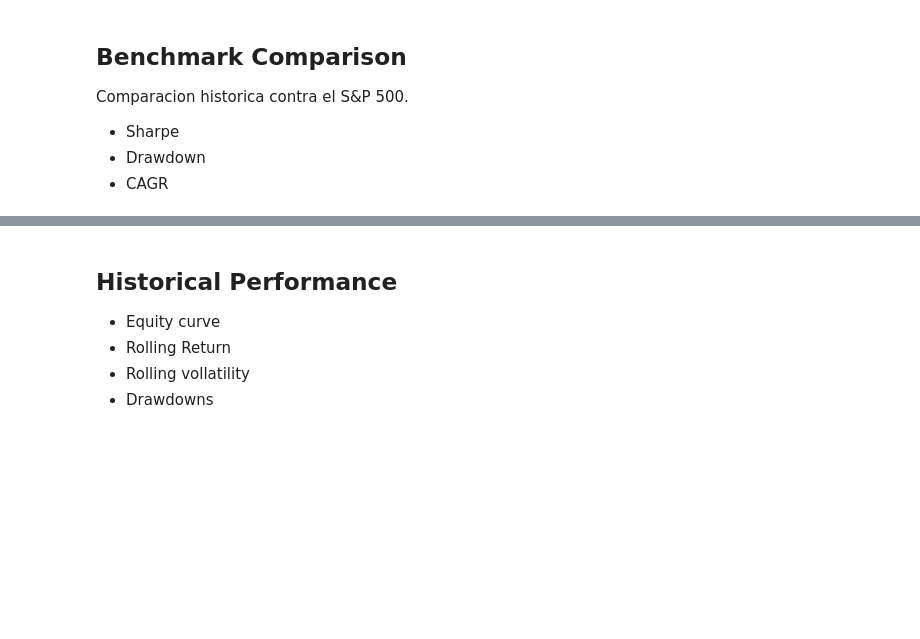
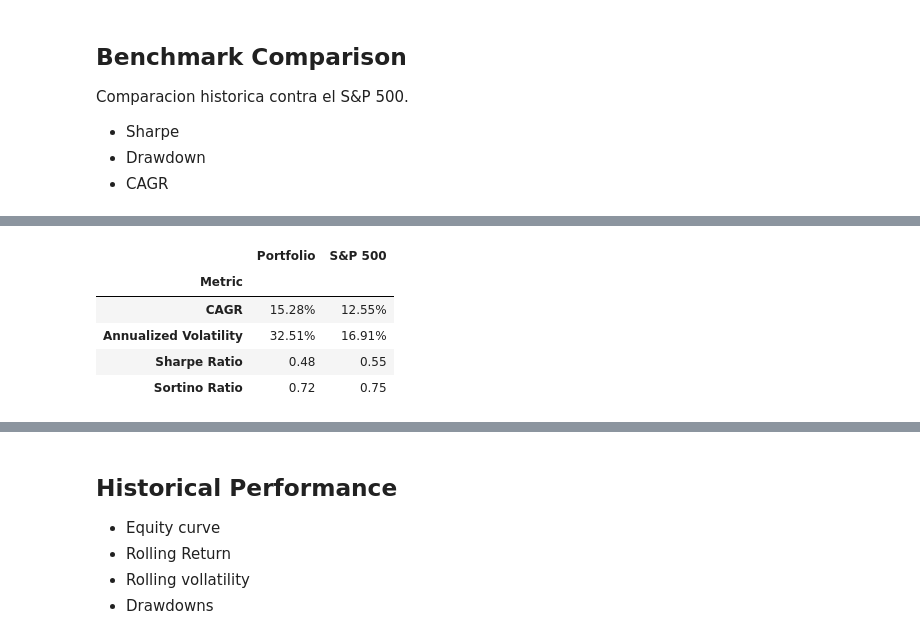
Before and after one commit to Nicosuarezso/portfolio-optimization, a Jupyter notebook: notebooks/04_risk_analysis.ipynb, the cells around one changed output, grey strips where cells are left out. Cells and saved outputs as stored; diff of their text form; code cells hidden in the pictures; blank space fills up the shorter version.

```diff
--- a/notebooks/04_risk_analysis.ipynb
+++ b/notebooks/04_risk_analysis.ipynb
@@ -476,0 +576,3 @@ Comparacion historica contra el S&P 500.
+# %%
+benchmark_comparison = benchmark_comparison.set_index("Metric")
+print(benchmark_comparison)
@@ -476,0 +597,4 @@ Comparacion historica contra el S&P 500.
+# %%
+benchmark_comparison["S&P 500"] = benchmark_comparison["S&P 500"].apply(
+    lambda x: x.iloc[0] if isinstance(x, pd.Series) else x
+)
@@ -476,0 +614,16 @@ Comparacion historica contra el S&P 500.
+# %%
+pct_rows = ["CAGR", "Annualized Volatility"]
+float_rows = ["Sharpe Ratio", "Sortino Ratio"]
+
+benchmark_comparison.style.format(
+    "{:.2%}", subset=pd.IndexSlice[pct_rows, :]
+).format(
+    "{:.2f}", subset=pd.IndexSlice[float_rows, :]
+)
+# %% [output]
+|  | Portfolio | S&P 500 |
+| Metric |  |  |
+| CAGR | 15.28% | 12.55% |
+| Annualized Volatility | 32.51% | 16.91% |
+| Sharpe Ratio | 0.48 | 0.55 |
+| Sortino Ratio | 0.72 | 0.75 |
```
Also changed, not shown: parts of 10 cells of this notebook.
